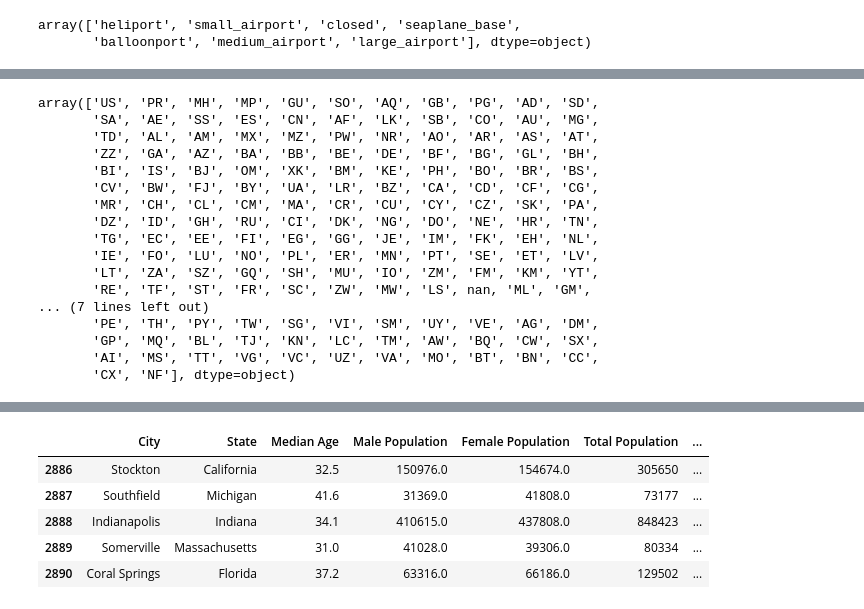
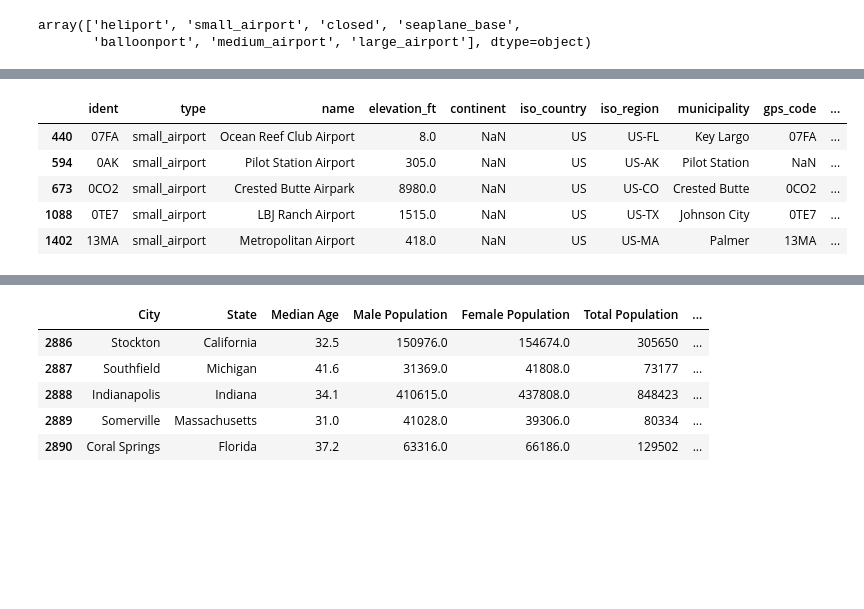
Before and after one commit to Morgan-Sell/usa-tourism-etl, a Jupyter notebook: eda_project_scope.ipynb, the cells around one changed output, grey strips where cells are left out. Drawn from its saved outputs; the diff is of its cells as text; code cells hidden in the pictures; blank space fills up the shorter version.

```diff
--- a/eda_project_scope.ipynb
+++ b/eda_project_scope.ipynb
@@ -84,21 +70,12 @@ usa_med_large.head()
-# %%
-airports.iso_country.unique()
-# %% [output]
-array(['US', 'PR', 'MH', 'MP', 'GU', 'SO', 'AQ', 'GB', 'PG', 'AD', 'SD',
-       'SA', 'AE', 'SS', 'ES', 'CN', 'AF', 'LK', 'SB', 'CO', 'AU', 'MG',
-       'TD', 'AL', 'AM', 'MX', 'MZ', 'PW', 'NR', 'AO', 'AR', 'AS', 'AT',
-       'ZZ', 'GA', 'AZ', 'BA', 'BB', 'BE', 'DE', 'BF', 'BG', 'GL', 'BH',
-       'BI', 'IS', 'BJ', 'OM', 'XK', 'BM', 'KE', 'PH', 'BO', 'BR', 'BS',
-       'CV', 'BW', 'FJ', 'BY', 'UA', 'LR', 'BZ', 'CA', 'CD', 'CF', 'CG',
-       'MR', 'CH', 'CL', 'CM', 'MA', 'CR', 'CU', 'CY', 'CZ', 'SK', 'PA',
-       'DZ', 'ID', 'GH', 'RU', 'CI', 'DK', 'NG', 'DO', 'NE', 'HR', 'TN',
-       'TG', 'EC', 'EE', 'FI', 'EG', 'GG', 'JE', 'IM', 'FK', 'EH', 'NL',
-       'IE', 'FO', 'LU', 'NO', 'PL', 'ER', 'MN', 'PT', 'SE', 'ET', 'LV',
-       'LT', 'ZA', 'SZ', 'GQ', 'SH', 'MU', 'IO', 'ZM', 'FM', 'KM', 'YT',
-       'RE', 'TF', 'ST', 'FR', 'SC', 'ZW', 'MW', 'LS', nan, 'ML', 'GM',
-... (7 lines left out)
-       'PE', 'TH', 'PY', 'TW', 'SG', 'VI', 'SM', 'UY', 'VE', 'AG', 'DM',
-       'GP', 'MQ', 'BL', 'TJ', 'KN', 'LC', 'TM', 'AW', 'BQ', 'CW', 'SX',
-       'AI', 'MS', 'TT', 'VG', 'VC', 'UZ', 'VA', 'MO', 'BT', 'BN', 'CC',
-       'CX', 'NF'], dtype=object)
+# %%
+usa_airports = airports[airports.iso_country == 'US'].copy()
+usa_airports.dropna(subset=['iata_code'], how='any', inplace=True)
+usa_airports.head()
+# %% [output]
+|  | ident | type | name | elevation_ft | continent | iso_country | iso_region | municipality | gps_code | ... |
+| 440 | 07FA | small_airport | Ocean Reef Club Airport | 8.0 | NaN | US | US-FL | Key Largo | 07FA | ... |
+| 594 | 0AK | small_airport | Pilot Station Airport | 305.0 | NaN | US | US-AK | Pilot Station | NaN | ... |
+| 673 | 0CO2 | small_airport | Crested Butte Airpark | 8980.0 | NaN | US | US-CO | Crested Butte | 0CO2 | ... |
+| 1088 | 0TE7 | small_airport | LBJ Ranch Airport | 1515.0 | NaN | US | US-TX | Johnson City | 0TE7 | ... |
+| 1402 | 13MA | small_airport | Metropolitan Airport | 418.0 | NaN | US | US-MA | Palmer | 13MA | ... |
 # %%
```
Also changed, not shown: parts of 5 cells of this notebook, 1 other file.
